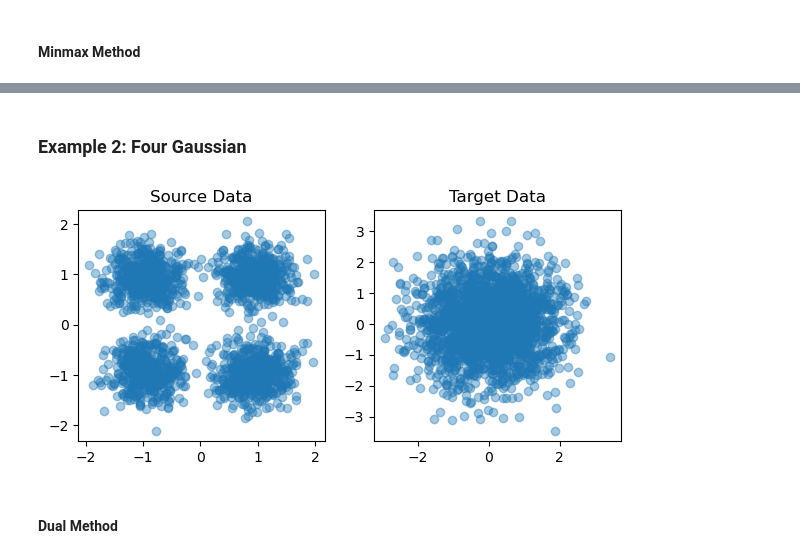
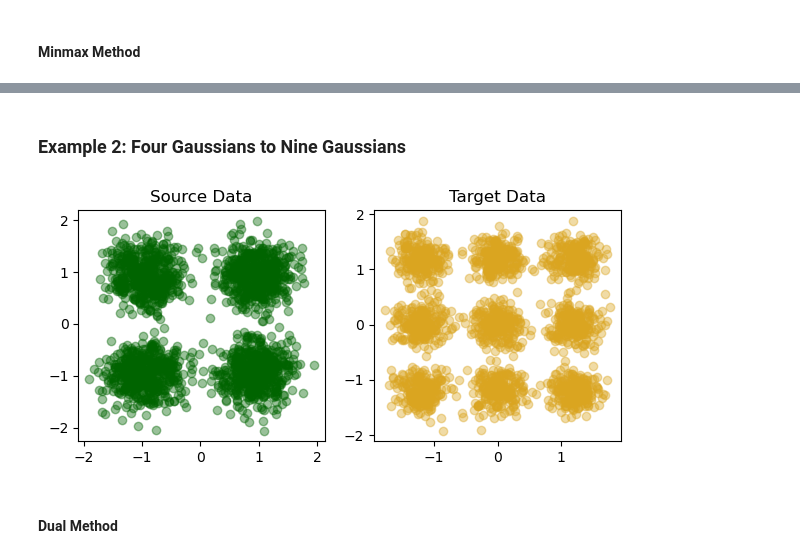
Before and after one commit to medhaaga/OT_flow, a Jupyter notebook: potential_flows/flow/diagonal_maps.ipynb, the cells around one changed output, grey strips where cells are left out. Cells and saved outputs as stored; diff of their text form; code cells hidden in the pictures.

```diff
--- a/potential_flows/flow/diagonal_maps.ipynb
+++ b/potential_flows/flow/diagonal_maps.ipynb
@@ -162,27 +169,29 @@ plt.show()
 # %% [markdown]
-### Example 2: Four Gaussian
+### Example 2: Four Gaussians to Nine Gaussians
 # %%
 torch.manual_seed(42)
 args = parse_notebook_arguments()
 args.source_dist = "four_gaussians"
+args.target_dist = "nine_gaussians"
 args.verbose = False
+args.num_bins = 8
 
 dataset_x, dataset_y = get_dataset(args, split = "train")  ## train dataset
 test_x, test_y = get_dataset(args, split = "test")  ## test dataset
 
 # creating data loaders
 
 data_loader_X = DataLoader(dataset_x, batch_size=args.batch_size, shuffle=True)
 data_loader_Y = DataLoader(dataset_y, batch_size=args.batch_size, shuffle=True)
 
 fig, axs = plt.subplots(1, 2, figsize = (7,3))
-axs[0].scatter(dataset_x.data[:,0], dataset_x.data[:,1], alpha=.4)
+axs[0].scatter(test_x.data[:,0], test_x.data[:,1], alpha=.4, color='darkgreen')
 axs[0].set_title("Source Data")
-axs[1].scatter(dataset_y.data[:,0], dataset_y.data[:,1], alpha=.4)
+axs[1].scatter(test_y.data[:,0], test_y.data[:,1], alpha=.4, color='goldenrod')
 axs[1].set_title("Target Data")
 plt.show()
 # %% [output]
-[figure, old version]
+[figure, new version]
 # %% [markdown]
 #### Dual Method
 # %%
```
Also changed, not shown: parts of 33 cells of this notebook, 10 other files.
